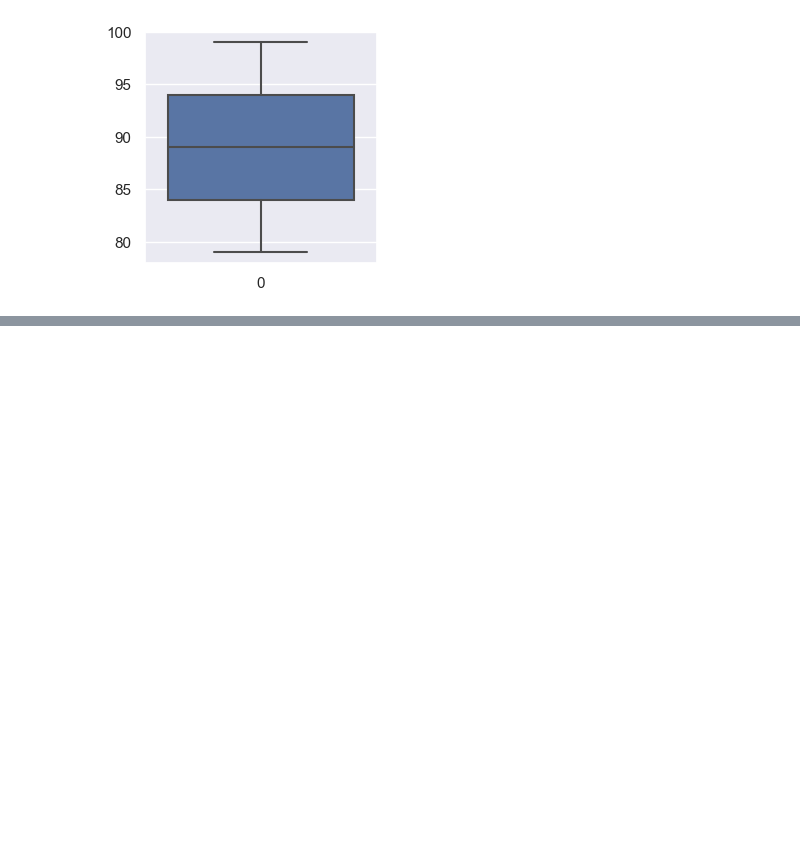
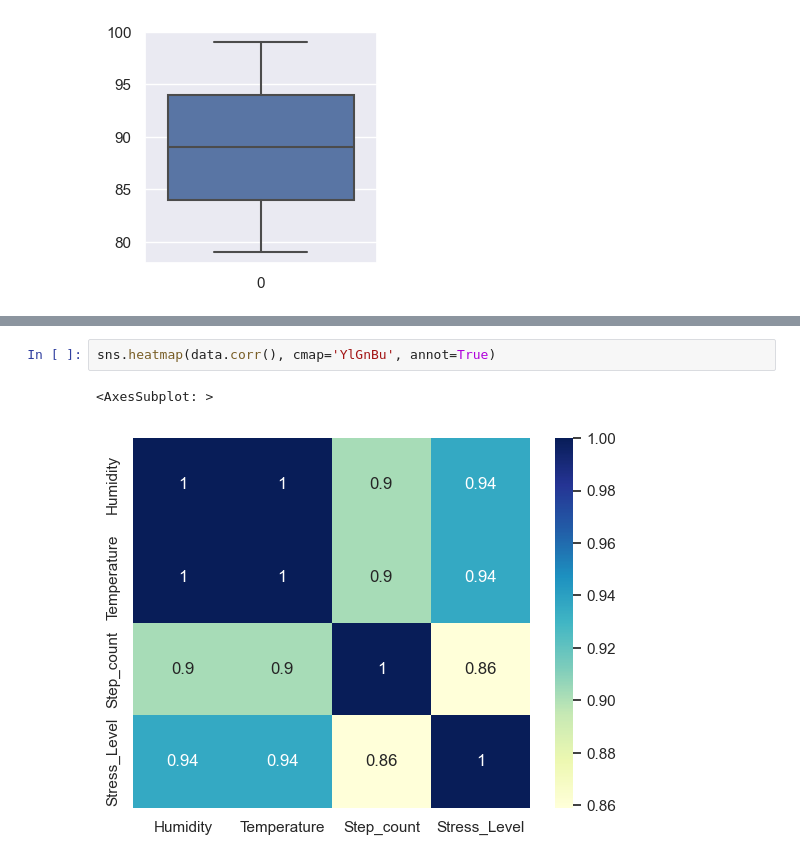
Before and after one commit to nadeap/Stress-Level-Detection, a Jupyter notebook: stress level detection.ipynb, the cells around one changed output, grey strips where cells are left out. Drawn from its saved outputs; the diff is of its cells as text; blank space fills up the shorter version.

```diff
--- a/stress level detection.ipynb
+++ b/stress level detection.ipynb
@@ -149,0 +161,5 @@ sns.boxplot(data['Temperature'])
+# %%
+sns.heatmap(data.corr(), cmap='YlGnBu', annot=True)
+# %% [output]
+<AxesSubplot: >
+[figure, added]
```
Also changed, not shown: parts of 3 cells of this notebook.
